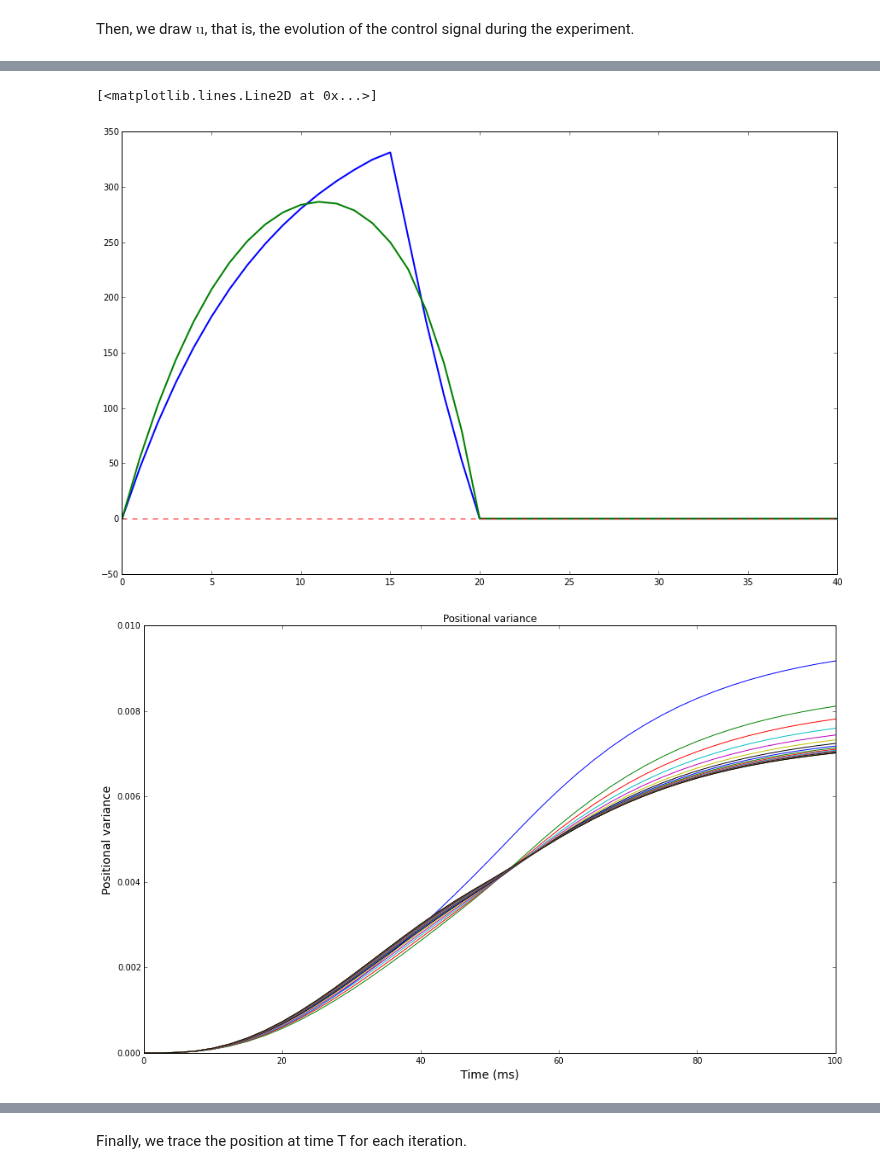
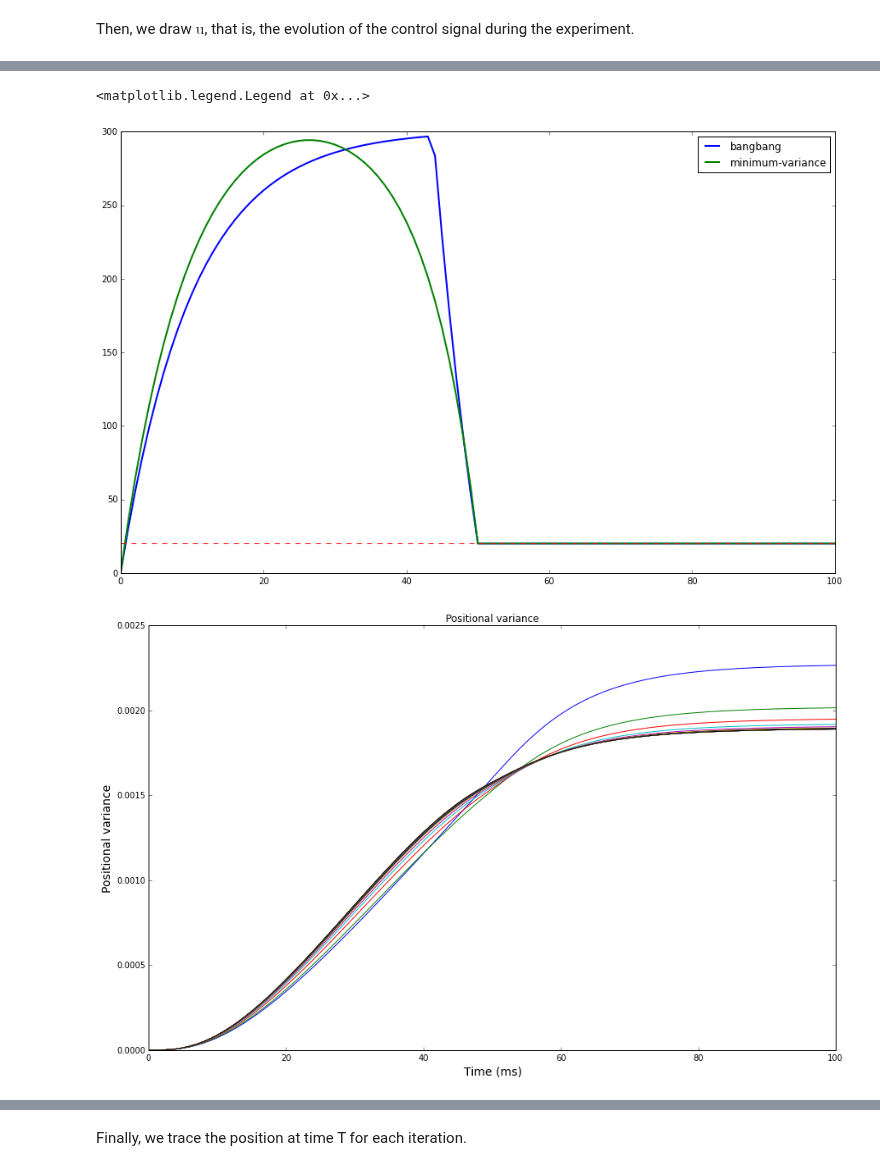
Before and after one commit to AnaideT/OptimalPrecision, a Jupyter notebook: 2017-06-13 Generalized coordinates.ipynb, the cells around one changed output, grey strips where cells are left out. Cells and saved outputs as stored; diff of their text form; code cells hidden in the pictures.

```diff
--- a/2017-06-13 Generalized coordinates.ipynb
+++ b/2017-06-13 Generalized coordinates.ipynb
@@ -157,7 +158,7 @@ mult_v = np.array([1, 0.01]) # we select the level of each parameter in the cost
 def bias(u, t):
     """Computation of the bias of the state vector at time t, given u
     """
-    return (((expectation(u, t)-xT)**2)*mult_v).sum()
+    return (((expectation(u, t)-(xT+np.array([v*t*dt,v])))**2)*mult_v).sum()
 # %% [markdown]
 
 This can be formulated as a quadratic programming problem, which we solved using a gradient descent.
@@ -183,13 +184,11 @@ def cost_deriv(u, i):
     """Derivative of the cost function with respect to u_i
     """
     if i < T:
-        return (2*np.transpose(ci[:,(T-i-1):(T+R-i)])*np.array(([expectation(u,t).tolist() for t in (T+np.arange(R+1))])-xT)*mult_v).sum() + 2*(m**2)*k*u[i]*(ci0_array[(T+1-i-1):(T+R-i)]**2).sum()
-    elif i == T:
-        return (2*np.transpose(ci[:,0:R])*([expectation(u,t).tolist() for t in (T+1+np.arange(R))]-xT)*mult_v).sum() + 2*(m**2)*k*u[T]*(ci0_array[0:R]**2).sum()
+        return (2*np.transpose(ci[:,(T-i-1):(T+R-i)])*np.array([((expectation(u,t)-xT-np.array([v*t*dt,v]))*mult_v).tolist() for t in (T+np.arange(R+1))])).sum() + 2*(m**2)*k*u[i]*(ci0_array[(T+1-i-1):(T+R-i)]**2).sum()
     else:
-        return (2*np.transpose(ci[:,0:(T+R-i)])*([expectation(u,t).tolist() for t in (i+1+np.arange(R+T-i))]-xT)*mult_v).sum() + 2*(m**2)*k*u[i]*(ci0_array[0:(T+R-i)]**2).sum()
+        return (2*np.transpose(ci[:,0:(T+R-i)])*np.array([((expectation(u,t)-xT-np.array([v*t*dt,v]))*mult_v).tolist() for t in (i+1+np.arange(R+T-i))])).sum() + 2*(m**2)*k*u[i]*(ci0_array[0:(T+R-i)]**2).sum()
 # %%
-niter = 500000
-eta = 200000
+niter = 2000000
+eta = 1000000
 # %%
 import time
@@ -207,3 +195,30 @@ ubang = np.array([ 19662.047045,  19662.047045,  19662.047045,  19662.047045,
+# %%
+ubang = np.array([ 30091.22213195,  30091.22213195,  30091.22213195,  30091.22213195,
+        30091.22213195,  30091.22213195,  30091.22213195,  30091.22213195,
+        30091.22213195,  30091.22213195,  30091.22213195,  30091.22213195,
+        30091.22213195,  30091.22213195,  30091.22213195,  30091.22213195,
+        30091.22213195,  30091.22213195,  30091.22213195,  30091.22213195,
+        30091.22213195,  30091.22213195,  30091.22213195,  30091.22213195,
+        30091.22213195,  30091.22213195,  30091.22213195,  30091.22213195,
+        30091.22213195,  30091.22213195,  30091.22213195,  30091.22213195,
+        30091.22213195,  30091.22213195,  30091.22213195,  30091.22213195,
+        30091.22213195,  30091.22213195,  30091.22213195,  30091.22213195,
+        30091.22213195,  30091.22213195,  30091.22213195,  30091.22213195,
+       -30091.22213195, -30091.22213195, -30091.22213195, -30091.22213195,
+       -30091.22213195, -30091.22213195,   2000.        ,   2000.        ,
+         2000.        ,   2000.        ,   2000.        ,   2000.        ,
+         2000.        ,   2000.        ,   2000.        ,   2000.        ,
+         2000.        ,   2000.        ,   2000.        ,   2000.        ,
+         2000.        ,   2000.        ,   2000.        ,   2000.        ,
+         2000.        ,   2000.        ,   2000.        ,   2000.        ,
+         2000.        ,   2000.        ,   2000.        ,   2000.        ,
+         2000.        ,   2000.        ,   2000.        ,   2000.        ,
+         2000.        ,   2000.        ,   2000.        ,   2000.        ,
+         2000.        ,   2000.        ,   2000.        ,   2000.        ,
+         2000.        ,   2000.        ,   2000.        ,   2000.        ,
+         2000.        ,   2000.        ,   2000.        ,   2000.        ,
+         2000.        ,   2000.        ,   2000.        ,   2000.        ,
+         2000.        ])
 # %%
 #np.random.seed(42)
 #u = np.random.uniform(-5, 5, T+R+1)
@@ -322,13 +390,13 @@ plot_velocity(velocity, 25000, 500000,  0.05, 0.05, 0.0025)
 # %%
 fig_width = 15
 fig, ax = plt.subplots(1, 1, figsize=(fig_width, fig_width/1.618))
-plt.plot(velocity[0], lw=2)
-plt.plot(velocity[niter], lw=2)
-plt.plot([0,40],[0,0],'r--')
-plt.plot([0,0],[-1,-1],'r--')
+ax.plot(time_ms, velocity[0], lw=2, label="bangbang")
+ax.plot(time_ms, velocity[niter], lw=2, label="minimum-variance")
+ax.plot(np.linspace(0,100,T+R+1),v*np.ones(T+R+1),'r--')
+ax.legend()
 # %% [output]
-[<matplotlib.lines.Line2D at 0x...>]
+<matplotlib.legend.Legend at 0x...>
-[figure, old version]
+[figure, new version]
 # %%
 variancev = np.zeros((niter+1,T+R+1))
 
@@ -336,9 +404,9 @@ for i in np.arange(niter+1):
     for j in np.arange(T+R+1):
         variancev[i,j] = variance(a[i,:], j)
 # %%
-plot_variance(variancev, 25000, 500000, 0.05, 0.05, 0.0025)
+plot_variance(variancev, 100000, 2000000, 0.05, 0.05, 0.001)
 # %% [output]
-[figure, old version]
+[figure, new version]
 # %%
 fig_width = 15
 fig, ax = plt.subplots(1, 1, figsize=(fig_width, fig_width/1.618))
```
Also changed, not shown: parts of 24 cells of this notebook, 6 other files.
